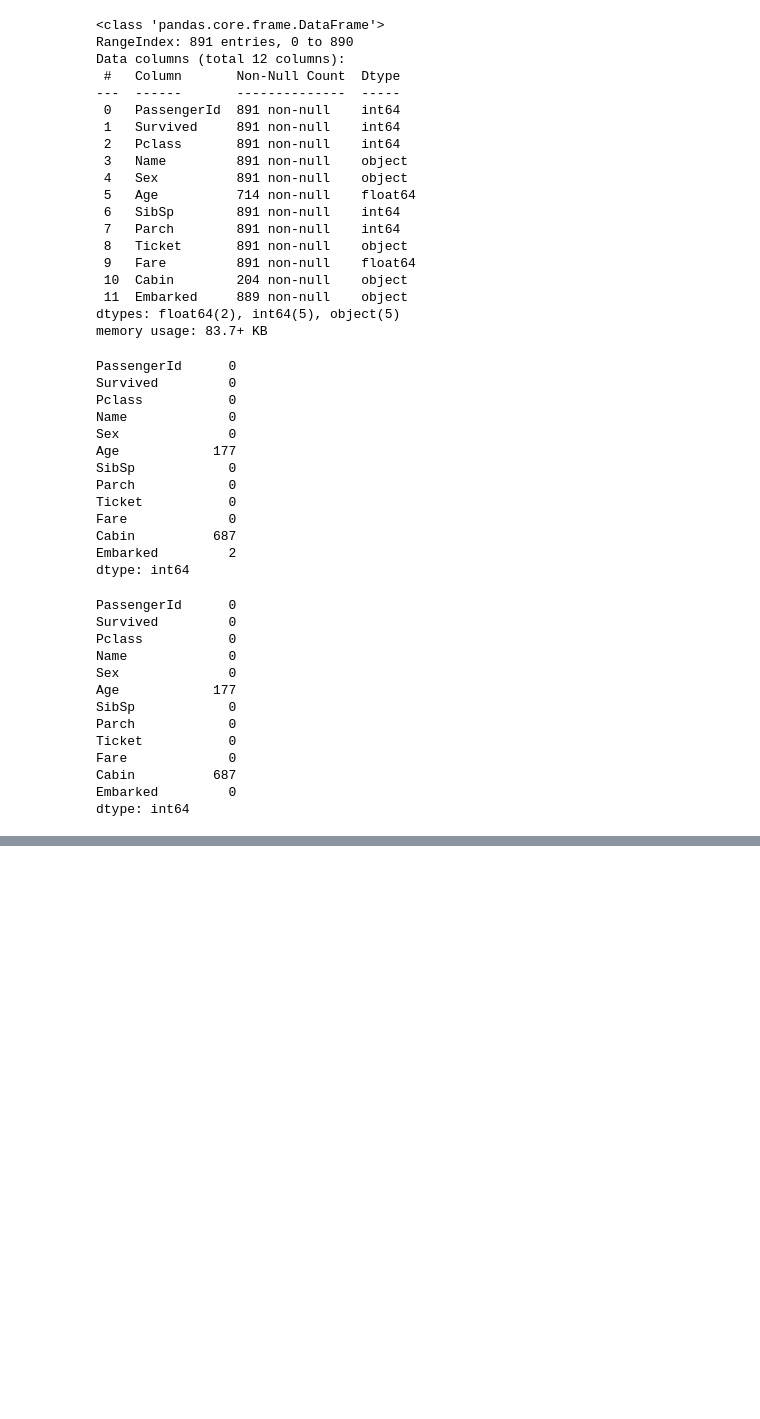
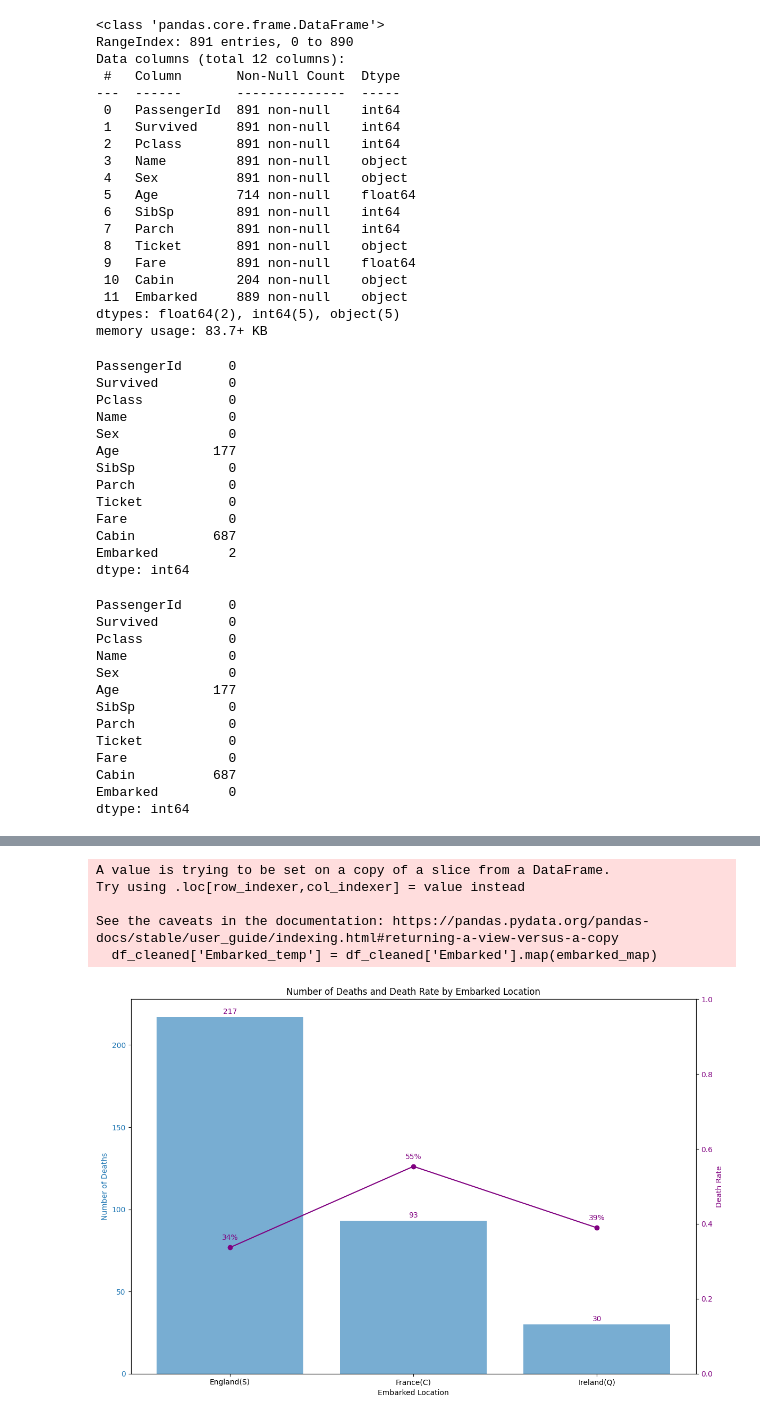
Before and after one commit to taelyne/titanic, a Jupyter notebook: titanic_2.ipynb, the cells around one changed output, grey strips where cells are left out. Cells and saved outputs as stored; diff of their text form; code cells hidden in the pictures; blank space fills up the shorter version.

```diff
--- a/titanic_2.ipynb
+++ b/titanic_2.ipynb
@@ -159,0 +220,73 @@ See the caveats in the documentation: https://pandas.pydata.org/pandas-docs/stab
+# %%
+# 값 치환을 위한 딕셔너리 정의
+embarked_map = {
+    'C': 'France(C)',
+    'Q': 'Ireland(Q)',
+    'S': 'England(S)'
+}
+
+# 임시로 치환된 값을 생성
+df_cleaned['Embarked_temp'] = df_cleaned['Embarked'].map(embarked_map)
+
+# 사망자 수와 총 탑승자 수를 계산
+grouped = df_cleaned.groupby('Embarked_temp').agg(
+    total_passengers=('PassengerId', 'size'),
+    deaths=('Survived', 'sum')
+).reset_index()
+
+# 사망률 계산
+grouped['death_rate'] = grouped['deaths'] / grouped['total_passengers']
+
+# 그래프 생성
+fig, ax1 = plt.subplots(figsize=(12, 8))
+
+# 막대 그래프: 사망자 수
+color = 'tab:blue'
+ax1.set_xlabel('Embarked Location')
+ax1.set_ylabel('Number of Deaths', color=color)
+ax1.bar(grouped['Embarked_temp'], grouped['deaths'], color=color, alpha=0.6, label='Number of Deaths')
+ax1.tick_params(axis='y', labelcolor=color)
+
+# 선 그래프: 사망률
+ax2 = ax1.twinx()  # 이 축은 ax1과 공유됩니다.
+color = '#800080'
+ax2.set_ylabel('Death Rate', color=color)
+line_plot = ax2.plot(grouped['Embarked_temp'], grouped['death_rate'], color=color, marker='o', label='Death Rate')
+ax2.tick_params(axis='y', labelcolor=color)
+ax2.set_ylim(0, 1)  # 사망률 범위 설정: 0에서 1까지
+
+# 각 막대 위에 사망자 수 추가
+for i in range(len(grouped['Embarked_temp'])):
+    ax1.text(
+        grouped['Embarked_temp'].iloc[i],
+        grouped['deaths'].iloc[i] + 1,
+        f'{grouped['deaths'].iloc[i]}',
+        ha='center',
+        va='bottom',
+        fontsize=10,
+        color=color
+    )
+
+# 각 선 그래프 포인트 위에 사망률 추가
+for x, y in zip(grouped['Embarked_temp'], grouped['death_rate']):
+    ax2.annotate(
+        f'{y*100:.0f}%',  # 표시할 텍스트 (소수점 둘째 자리까지)
+        (x, y),  # 텍스트 위치
+        textcoords="offset points",
+        xytext=(0,10),  # 텍스트 위치 오프셋
+        ha='center',
+        fontsize=10,
+        color=color
+    )
+
+# 그래프 제목 및 레이블 설정
+plt.title('Number of Deaths and Death Rate by Embarked Location')
+fig.tight_layout()  # 자동 레이아웃 조정
+plt.show()
+# %% [output]
+A value is trying to be set on a copy of a slice from a DataFrame.
+Try using .loc[row_indexer,col_indexer] = value instead
+
+See the caveats in the documentation: https://pandas.pydata.org/pandas-docs/stable/user_guide/indexing.html#returning-a-view-versus-a-copy
+  df_cleaned['Embarked_temp'] = df_cleaned['Embarked'].map(embarked_map)
+[figure, added]
```
Also changed, not shown: parts of 4 cells of this notebook.
